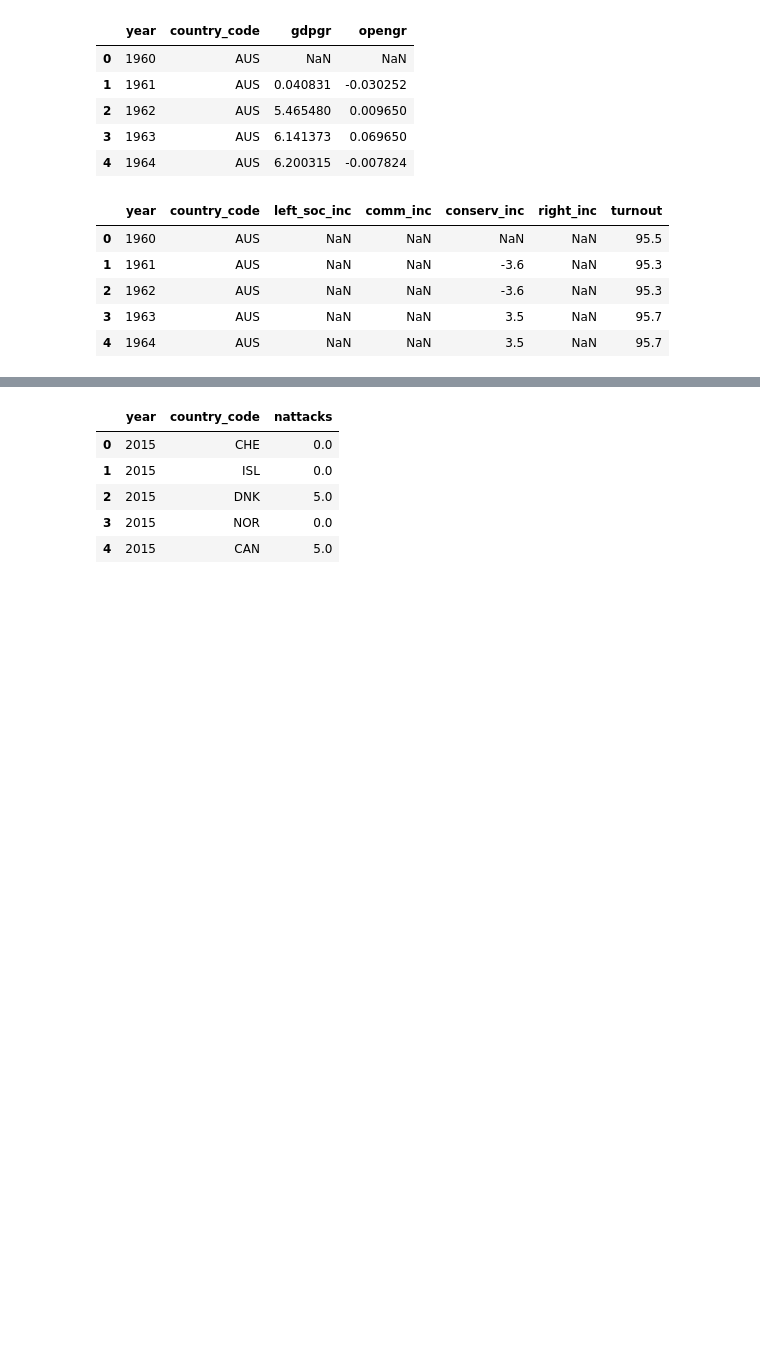
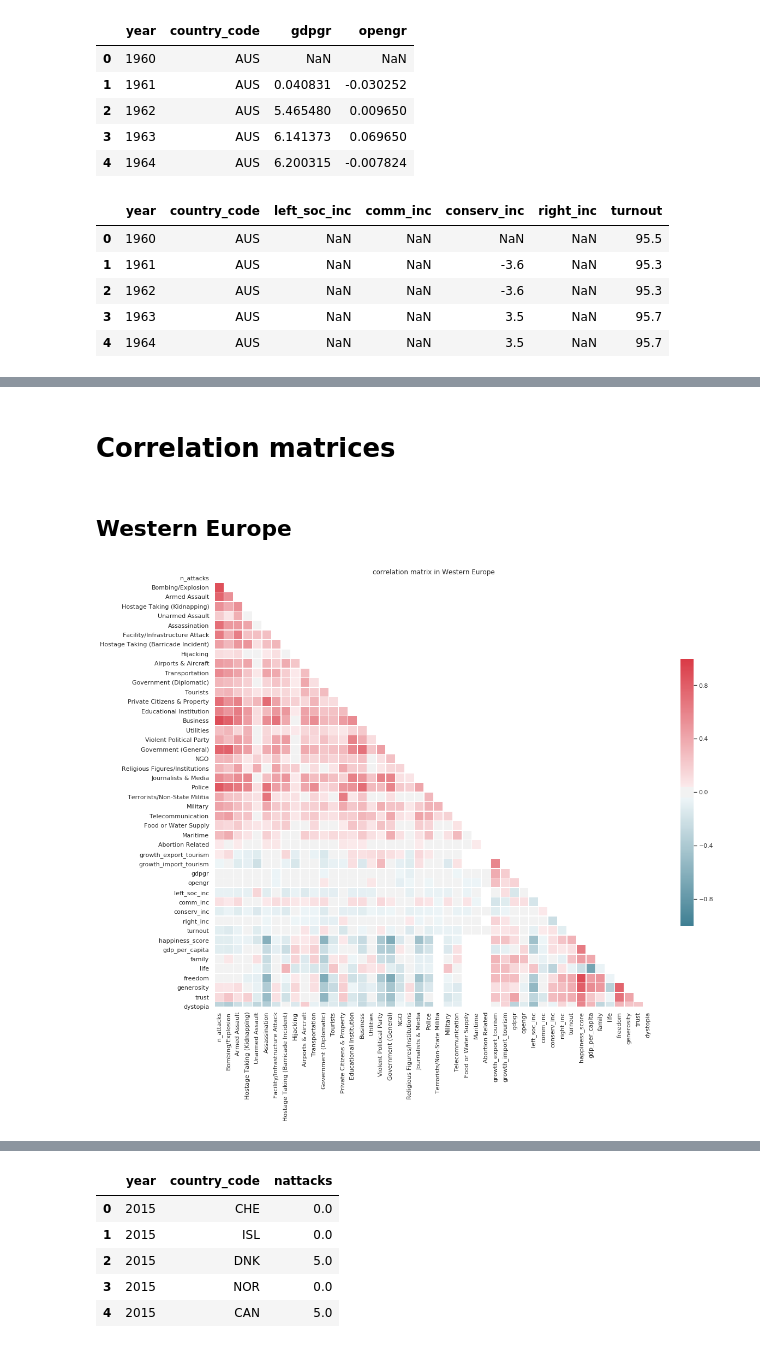
Before and after one commit to CharlesCoster/ada-project-terrorism-impact, a Jupyter notebook: part4.ipynb, the cells around one changed output, grey strips where cells are left out. Drawn from its saved outputs; the diff is of its cells as text; code cells hidden in the pictures; blank space fills up the shorter version.

```diff
--- a/part4.ipynb
+++ b/part4.ipynb
@@ -85,0 +172,29 @@ global_df.head()
+# %% [markdown]
+# Correlation matrices
+# %% [markdown]
+## Western Europe
+# %%
+import seaborn as sns
+from matplotlib import pyplot as plt
+%matplotlib inline
+
+corr = global_df[global_df.region_txt.isin(['Western Europe'])].drop(['year','country_code','region_txt','Unknown'],axis=1).corr()
+
+sns.set(style="white")
+# Set up the matplotlib figure
+f, ax = plt.subplots(figsize=(18,18))
+
+# Generate a custom diverging colormap
+cmap = sns.diverging_palette(220, 10, as_cmap=True)
+mask = np.zeros_like(corr, dtype=np.bool)
+mask[np.triu_indices_from(mask)] = True
+
+# Draw the heatmap with the mask and correct aspect ratio
+sns.heatmap(corr, mask=mask, cmap=cmap, vmax=1, vmin=-1, center=0,
+            square=True, linewidths=.5, cbar_kws={"shrink": .5})
+
+plt.title(F'correlation matrix in Western Europe')
+
+plt.show()
+# %% [output]
+[figure, added]
```
Also changed, not shown: parts of 22 cells of this notebook.
